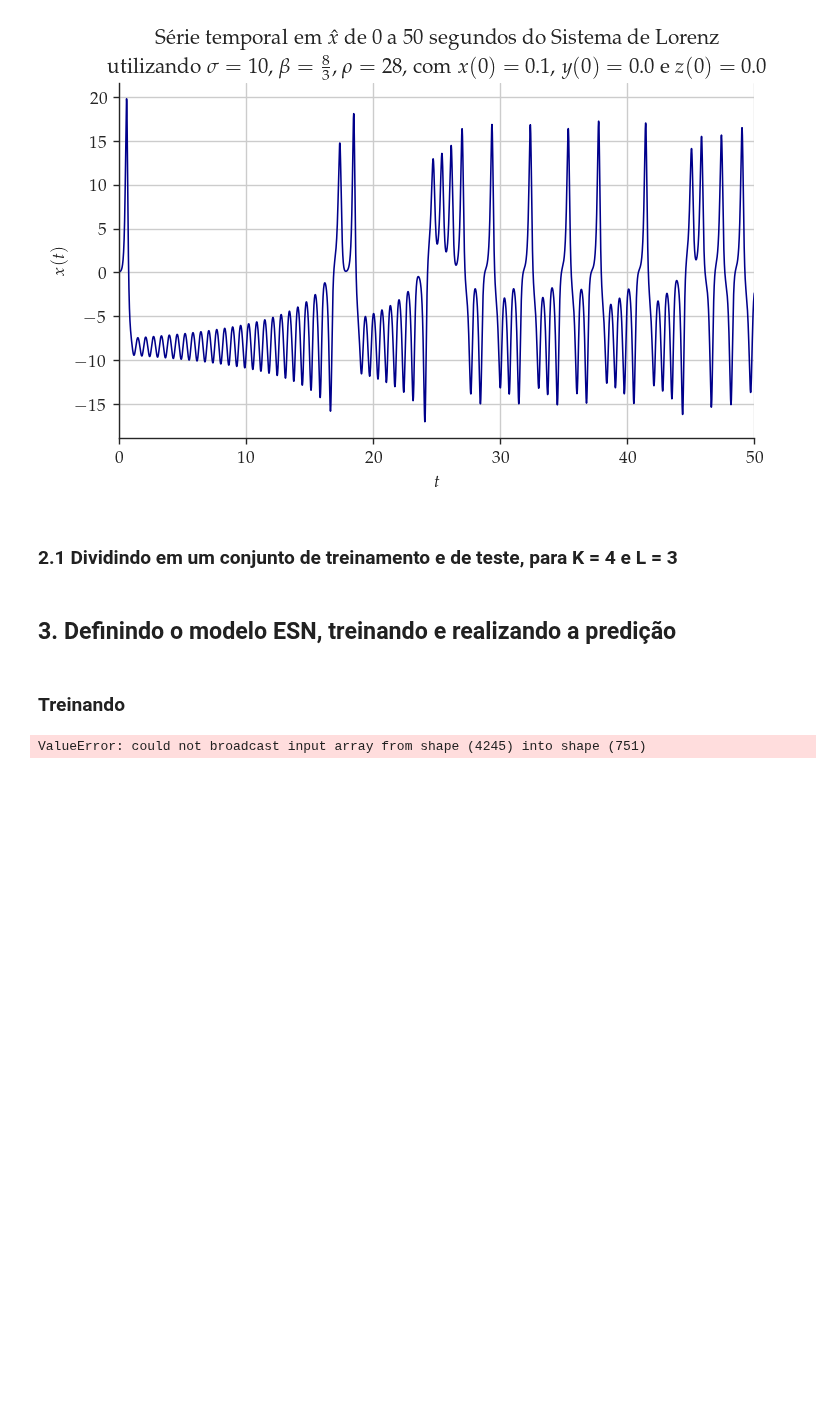
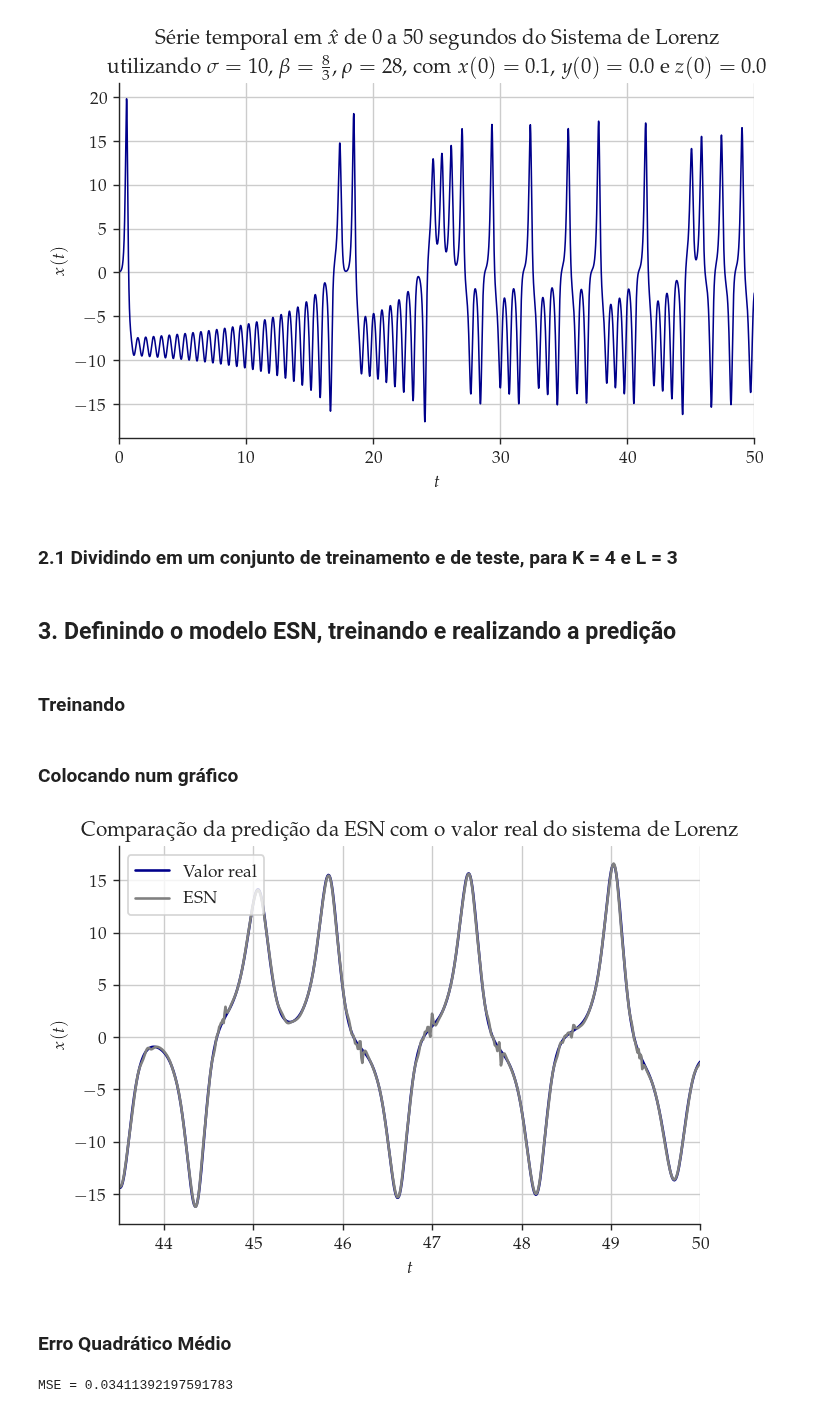
Before and after one commit to joaoppagnan/pibic-2020-2021, a Jupyter notebook: notebooks/testes-exploratorios/esn/teste-classe-esn.ipynb, the cells around one changed output. Drawn from its saved outputs; the diff is of its cells as text; code cells hidden in the pictures; blank space fills up the shorter version.

```diff
--- a/notebooks/testes-exploratorios/esn/teste-classe-esn.ipynb
+++ b/notebooks/testes-exploratorios/esn/teste-classe-esn.ipynb
@@ -80,14 +80,33 @@ leaky_values = np.array([0.9,0.9,0.9,0.9,0.9,0.9])
 spectral_radius = np.array([1,1,1,1,1,1])
 scale = 1
 # %%
-esn = esn_model.ModeloESN(n_neurons, leaky_values, spectral_radius, scale)
+esn = esn_model.DeepESN(n_neurons, 1, leaky_values, spectral_radius, scale)
 # %% [markdown]
 ### Treinando
 # %%
 n_transitory_samples = int(0.1*len(X_treino))
 # %%
-esn.treinar(X_treino, y_treino, n_transitory_samples)
+esn.fit(X_treino, y_treino, n_transitory_samples)
 # %%
-y_predicao = esn.predicao(X_teste, n_transitory_samples = int(0.1*len(X_teste)))
+y_predicao = esn.predict(X_teste, y_teste, int(0.1*len(X_teste)))
-# %% [output]
-ValueError: could not broadcast input array from shape (4245) into shape (751)
+# %% [markdown]
+### Colocando num gráfico
+# %%
+fig, ax = plt.subplots()
+ax.plot(instantes_temporais[len(instantes_temporais)-int(len(instantes_temporais)*tam_teste)+int(0.1*len(X_teste)):,], y_teste[int(0.1*len(X_teste)):], color='DarkBlue', label='Valor real')
+ax.plot(instantes_temporais[len(instantes_temporais)-int(len(instantes_temporais)*tam_teste)+int(0.1*len(X_teste)):,], y_predicao, color='Gray', label='ESN')
+
+ax.set_title("Comparação da predição da ESN com o valor real do sistema de Lorenz")
+ax.set_ylabel('$x(t)$')
+ax.set_xlabel('$t$')
+ax.set_xlim(43.5, 50)
+
+ax.grid(True)
+sns.despine()
+ax.legend()
+
+plt.show()
+# %% [output]
+[figure, added]
+# %% [markdown]
+### Erro Quadrático Médio
@@ -93,0 +115,5 @@ ValueError: could not broadcast input array from shape (4245) into shape (751)
+# %%
+mse = mean_squared_error(y_teste[int(0.1*len(X_teste)):], y_predicao)
+print("MSE = " + str(mse))
+# %% [output]
+MSE = 0.03411392197591783
```
Also changed, not shown: parts of 1 cell of this notebook, 2 other files.
